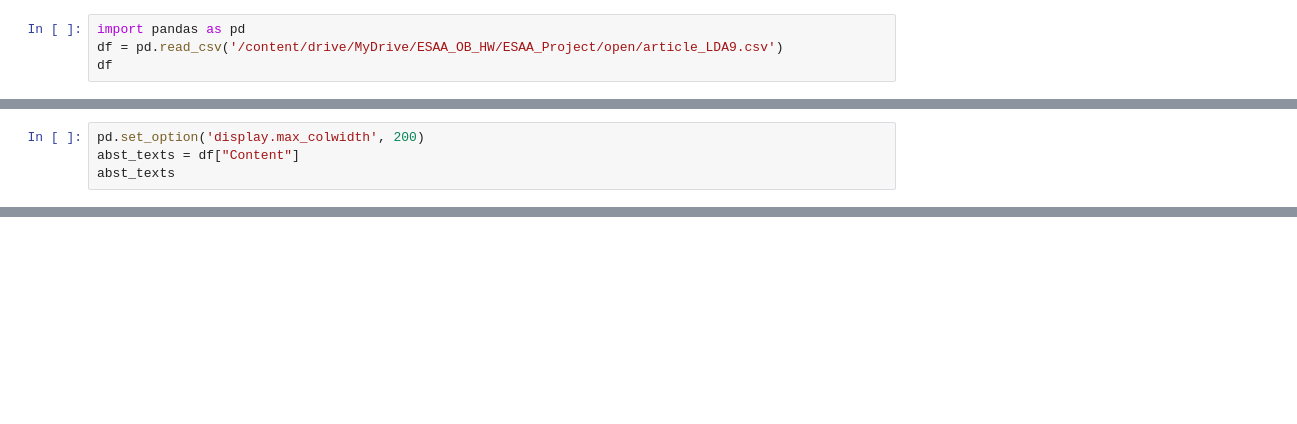
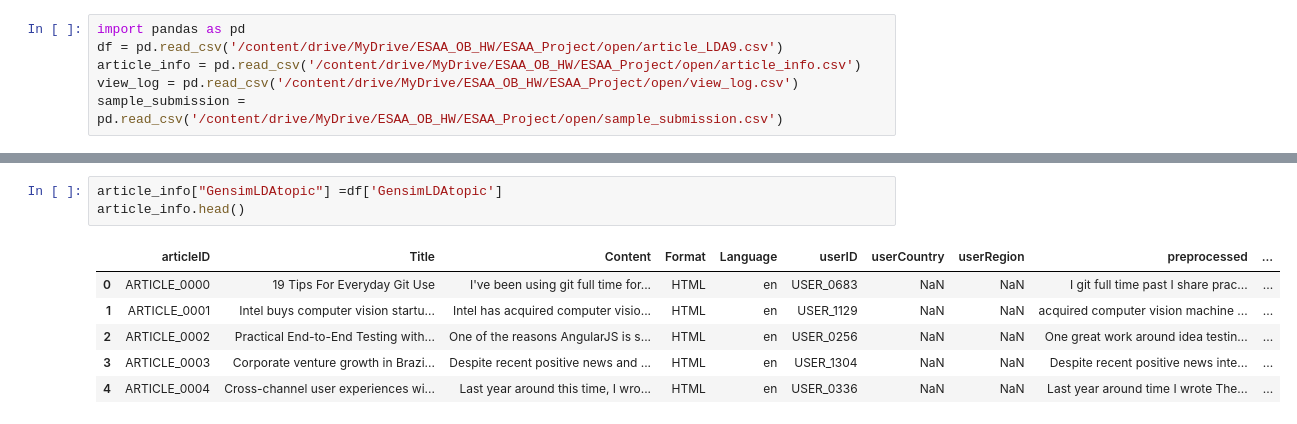
Before and after one commit to HwangSiyeon/ESAA_OB1_VacationProject, a Jupyter notebook: 웹기사추천_시현_제출.ipynb, the cells around one changed output, grey strips where cells are left out. Cells and saved outputs as stored; diff of their text form; blank space fills up the shorter version.

```diff
--- a/웹기사추천_시현_제출.ipynb
+++ b/웹기사추천_시현_제출.ipynb
@@ -1,4 +1,6 @@
 # %%
 import pandas as pd
 df = pd.read_csv('/content/drive/MyDrive/ESAA_OB_HW/ESAA_Project/open/article_LDA9.csv')
-df
+article_info = pd.read_csv('/content/drive/MyDrive/ESAA_OB_HW/ESAA_Project/open/article_info.csv')
+view_log = pd.read_csv('/content/drive/MyDrive/ESAA_OB_HW/ESAA_Project/open/view_log.csv')
+sample_submission = pd.read_csv('/content/drive/MyDrive/ESAA_OB_HW/ESAA_Project/open/sample_submission.csv')
@@ -45,5 +84 @@ nltk.download('punkt')
 True
-# %%
-pd.set_option('display.max_colwidth', 200)
-abst_texts = df["Content"]
-abst_texts
@@ -306,0 +344,10 @@ df_l.head()
+# %%
+article_info["GensimLDAtopic"] =df['GensimLDAtopic']
+article_info.head()
+# %% [output]
+|  | articleID | Title | Content | Format | Language | userID | userCountry | userRegion | preprocessed | ... |
+| 0 | ARTICLE_0000 | 19 Tips For Everyday Git Use | I've been using git full time for... | HTML | en | USER_0683 | NaN | NaN | I git full time past I share prac... | ... |
+| 1 | ARTICLE_0001 | Intel buys computer vision startu... | Intel has acquired computer visio... | HTML | en | USER_1129 | NaN | NaN | acquired computer vision machine ... | ... |
+| 2 | ARTICLE_0002 | Practical End-to-End Testing with... | One of the reasons AngularJS is s... | HTML | en | USER_0256 | NaN | NaN | One great work around idea testin... | ... |
+| 3 | ARTICLE_0003 | Corporate venture growth in Brazi... | Despite recent positive news and ... | HTML | en | USER_1304 | NaN | NaN | Despite recent positive news inte... | ... |
+| 4 | ARTICLE_0004 | Cross-channel user experiences wi... | Last year around this time, I wro... | HTML | en | USER_0336 | NaN | NaN | Last year around time I wrote The... | ... |
```
Also changed, not shown: parts of 36 cells of this notebook.
